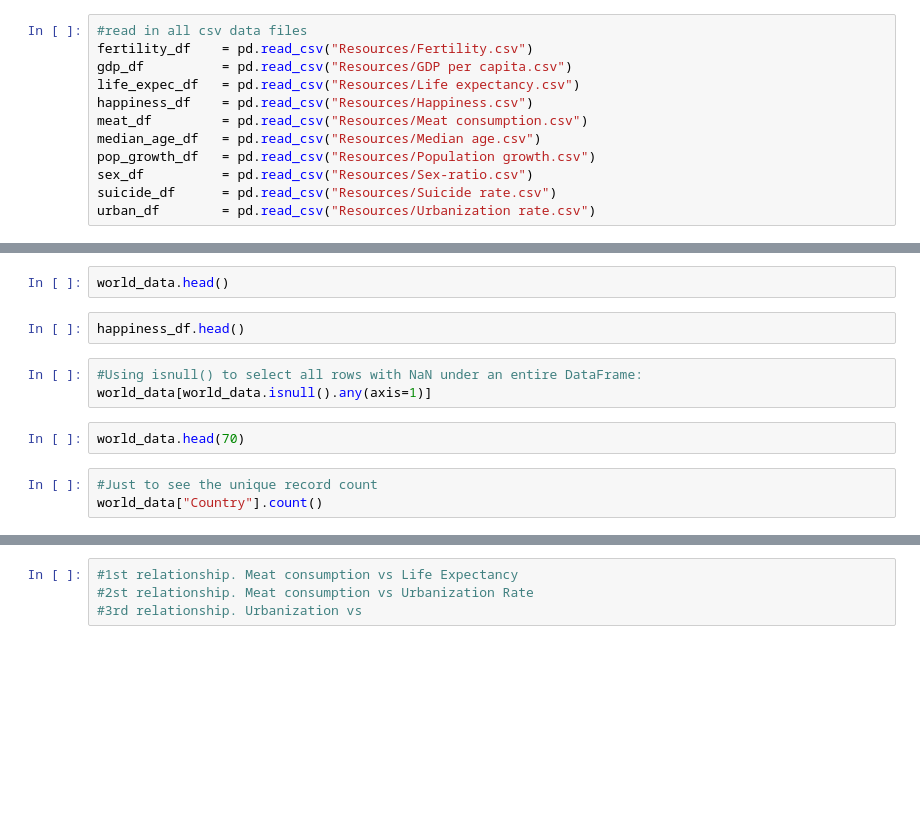
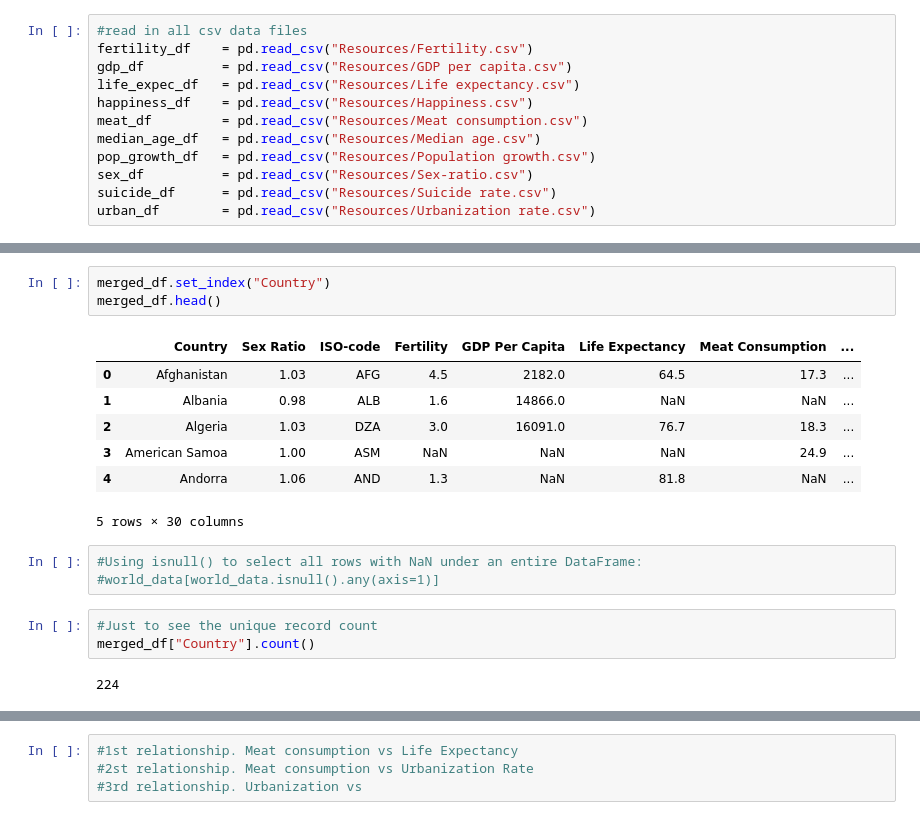
Before and after one commit to ermcgrew/bootcamp_project_one, a Jupyter notebook: data_analysis.ipynb, the cells around one changed output, grey strips where cells are left out. Cells and saved outputs as stored; diff of their text form; blank space fills up the shorter version.

```diff
--- a/data_analysis.ipynb
+++ b/data_analysis.ipynb
@@ -156,14 +167,21 @@ merged_df.to_csv(path,
 # %%
-world_data.head()
+merged_df.set_index("Country")
+merged_df.head()
+# %% [output]
+|  | Country | Sex Ratio | ISO-code | Fertility | GDP Per Capita | Life Expectancy | Meat Consumption | ... |
+| 0 | Afghanistan | 1.03 | AFG | 4.5 | 2182.0 | 64.5 | 17.3 | ... |
+| 1 | Albania | 0.98 | ALB | 1.6 | 14866.0 | NaN | NaN | ... |
+| 2 | Algeria | 1.03 | DZA | 3.0 | 16091.0 | 76.7 | 18.3 | ... |
+| 3 | American Samoa | 1.00 | ASM | NaN | NaN | NaN | 24.9 | ... |
+| 4 | Andorra | 1.06 | AND | 1.3 | NaN | 81.8 | NaN | ... |
+5 rows × 30 columns
-# %%
-happiness_df.head()
 # %%
 #Using isnull() to select all rows with NaN under an entire DataFrame:
-world_data[world_data.isnull().any(axis=1)]
+#world_data[world_data.isnull().any(axis=1)]
-# %%
-world_data.head(70)
 # %%
 #Just to see the unique record count
-world_data["Country"].count()
+merged_df["Country"].count()
+# %% [output]
+224
 # %%
 #identify columns with missing data
```
Also changed, not shown: parts of 23 cells of this notebook, 1 other file.
